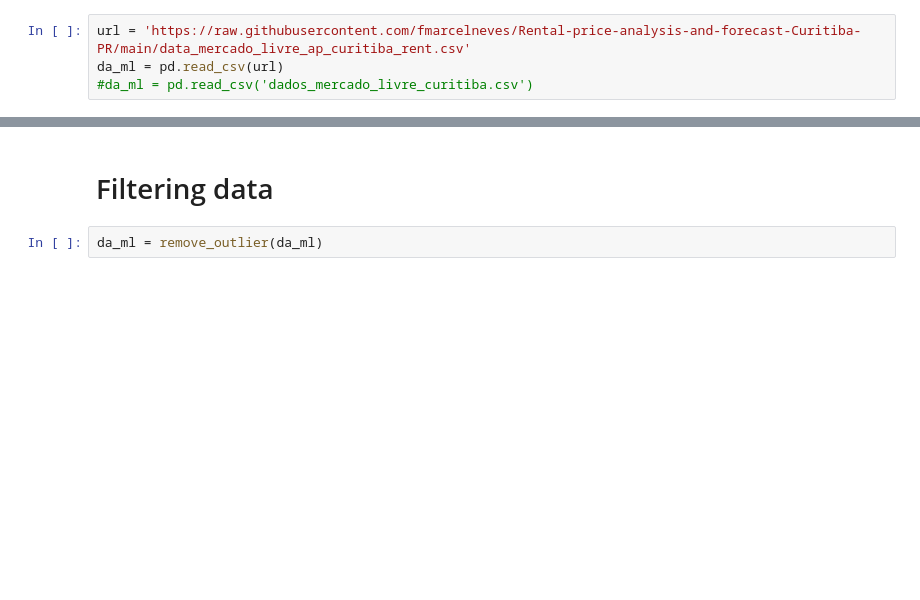
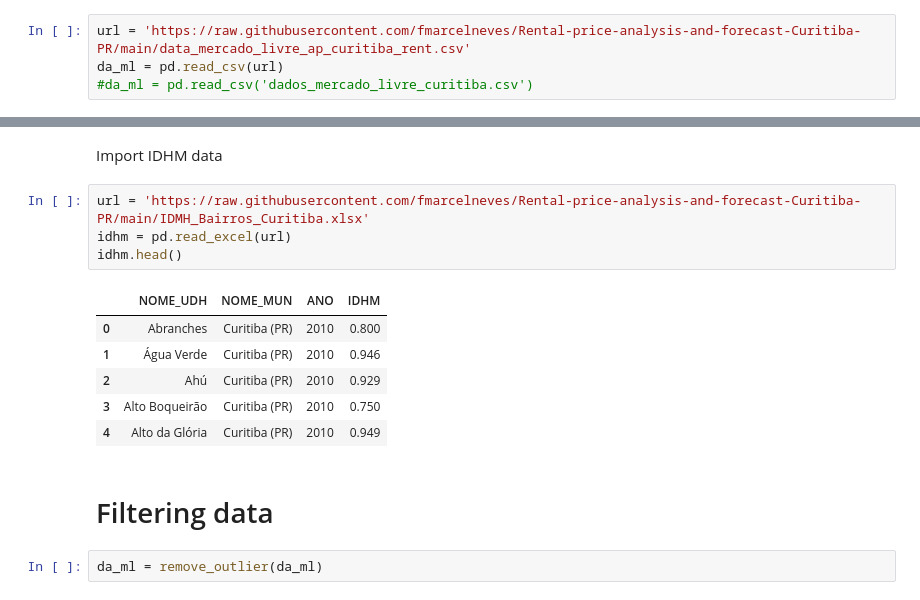
Before and after one commit to Fmarcelneves/Rental-price-analysis-and-forecast-Curitiba-PR, a Jupyter notebook: Data_exploration_Curitiba_rent.ipynb, the cells around one changed output, grey strips where cells are left out. Cells and saved outputs as stored; diff of their text form; blank space fills up the shorter version.

```diff
--- a/Data_exploration_Curitiba_rent.ipynb
+++ b/Data_exploration_Curitiba_rent.ipynb
@@ -57,6 +61,19 @@ Archive:  /content/DIVISA_DE_BAIRROS.zip
   inflating: DIVISA_DE_BAIRROS.sbn
   inflating: DIVISA_DE_BAIRROS.sbx
   inflating: DIVISA_DE_BAIRROS.shp
+# %% [markdown]
+Import IDHM data
+# %%
+url = 'https://raw.githubusercontent.com/fmarcelneves/Rental-price-analysis-and-forecast-Curitiba-PR/main/IDMH_Bairros_Curitiba.xlsx'
+idhm = pd.read_excel(url)
+idhm.head()
+# %% [output]
+|  | NOME_UDH | NOME_MUN | ANO | IDHM |
+| 0 | Abranches | Curitiba (PR) | 2010 | 0.800 |
+| 1 | Água Verde | Curitiba (PR) | 2010 | 0.946 |
+| 2 | Ahú | Curitiba (PR) | 2010 | 0.929 |
+| 3 | Alto Boqueirão | Curitiba (PR) | 2010 | 0.750 |
+| 4 | Alto da Glória | Curitiba (PR) | 2010 | 0.949 |
 # %% [markdown]
 # Filtering data
 # %%
```
Also changed, not shown: parts of 3 cells of this notebook.
